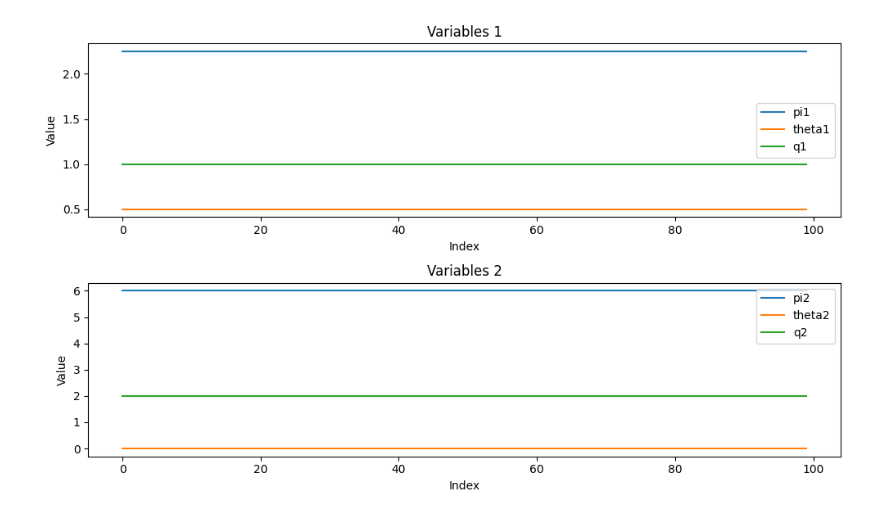
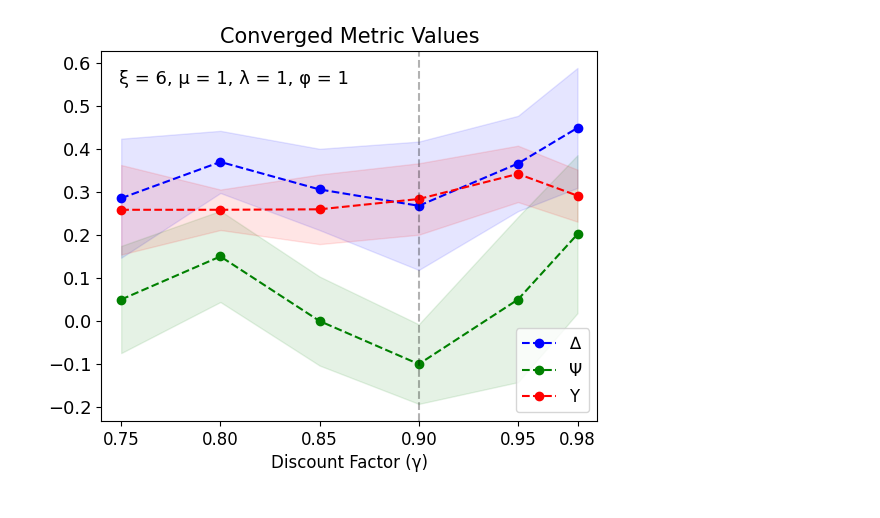
Before and after one commit to WouterBant/Algorithmic-Collusion-an-Experimental-Study, a Jupyter notebook: src/runs/DQN.ipynb, the cells around one changed output. Saved outputs shown, nothing was run; the diff lists cells and outputs as text; code cells hidden in the pictures.

```diff
--- a/src/runs/DQN.ipynb
+++ b/src/runs/DQN.ipynb
@@ -88,4 +70,4 @@ array([[0., 0., 0., 0., 0., 0., 0., 0., 0., 0., 0., 0., 0., 0., 0., 0.,
-# %%
-visualize_last_L(pi1_L[0], pi2_L[0], theta1_L[0], theta2_L[0], q1_L[0], q2_L[0])
-# %% [output]
-[figure, removed]
+# %%
+visualize_over_gamma(env, ["GoodDQN075", "GoodDQN08", "GoodDQN085", "GoodDQN09", "GoodDQN095", "GoodDQN098"], n_episodes=20, alt=True)
+# %% [output]
+[figure, added]
```
Also changed, not shown: parts of 10 cells of this notebook, 3 other files.
